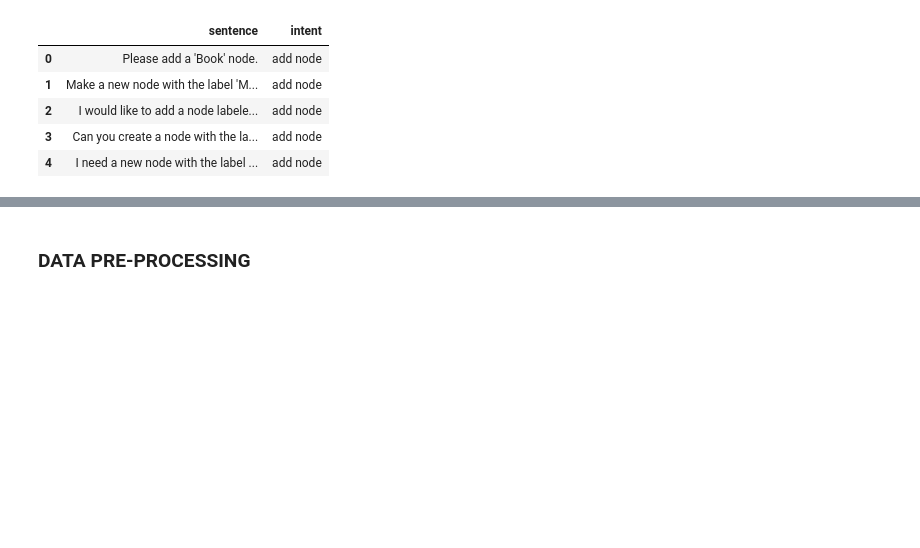
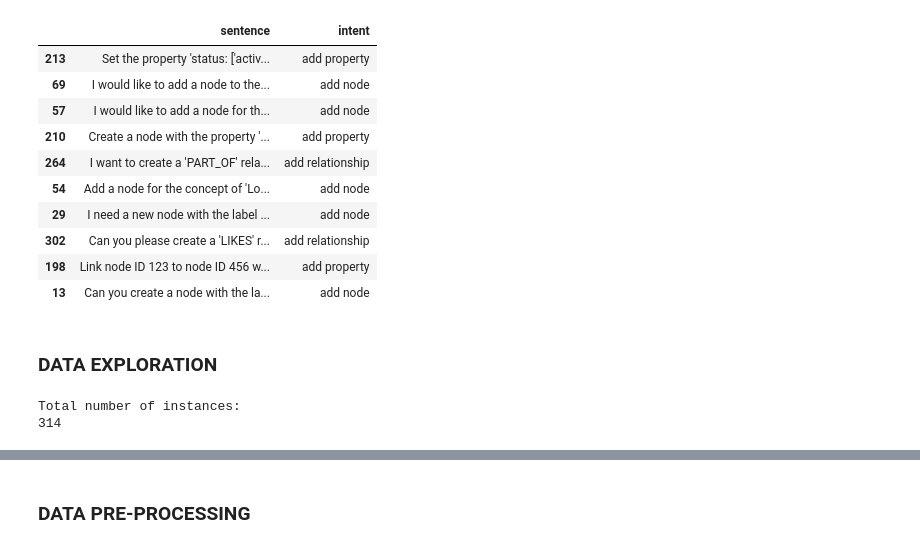
Before and after one commit to Ha-ri-ka/Intent-recognition, a Jupyter notebook: IR_draft1.ipynb, the cells around one changed output, grey strips where cells are left out. Saved outputs shown, nothing was run; the diff lists cells and outputs as text; code cells hidden in the pictures; blank space fills up the shorter version.

Commit message:
added data exploration section

```diff
--- a/IR_draft1.ipynb
+++ b/IR_draft1.ipynb
@@ -20,14 +24,27 @@ import nltk
 # %%
 path="final data.xlsx"
 data=pd.read_excel(path)
-data.head()
+data.sample(10)
 # %% [output]
 |  | sentence | intent |
-| 0 | Please add a 'Book' node. | add node |
-| 1 | Make a new node with the label 'M... | add node |
-| 2 | I would like to add a node labele... | add node |
-| 3 | Can you create a node with the la... | add node |
-| 4 | I need a new node with the label ... | add node |
+| 213 | Set the property 'status: ['activ... | add property |
+| 69 | I would like to add a node to the... | add node |
+| 57 | I would like to add a node for th... | add node |
+| 210 | Create a node with the property '... | add property |
+| 264 | I want to create a 'PART_OF' rela... | add relationship |
+| 54 | Add a node for the concept of 'Lo... | add node |
+| 29 | I need a new node with the label ... | add node |
+| 302 | Can you please create a 'LIKES' r... | add relationship |
+| 198 | Link node ID 123 to node ID 456 w... | add property |
+| 13 | Can you create a node with the la... | add node |
 # %%
 import logging
 logging.getLogger("transformers").setLevel(logging.ERROR)
+# %% [markdown]
+### DATA EXPLORATION
+# %%
+print("Total number of instances:")
+print(len(data))
+# %% [output]
+Total number of instances:
+314
```
Also changed, not shown: parts of 11 cells of this notebook.
